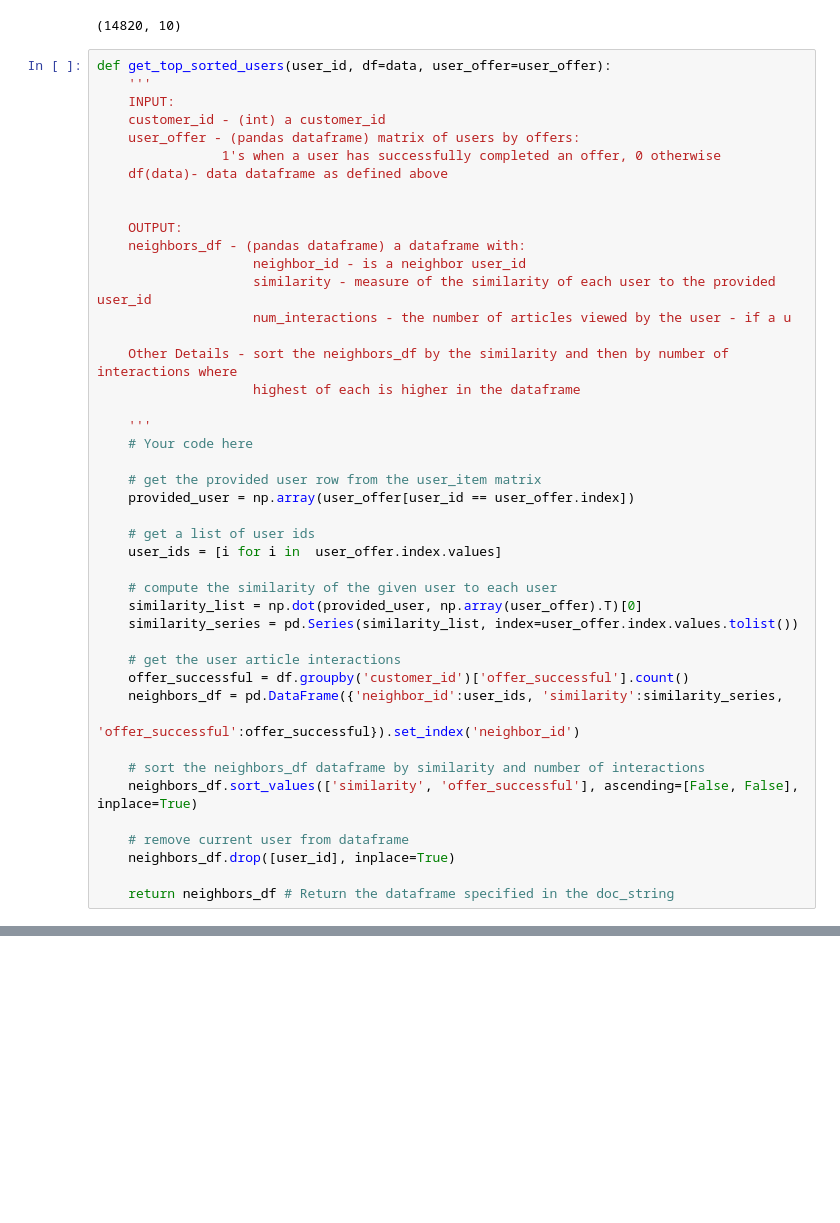
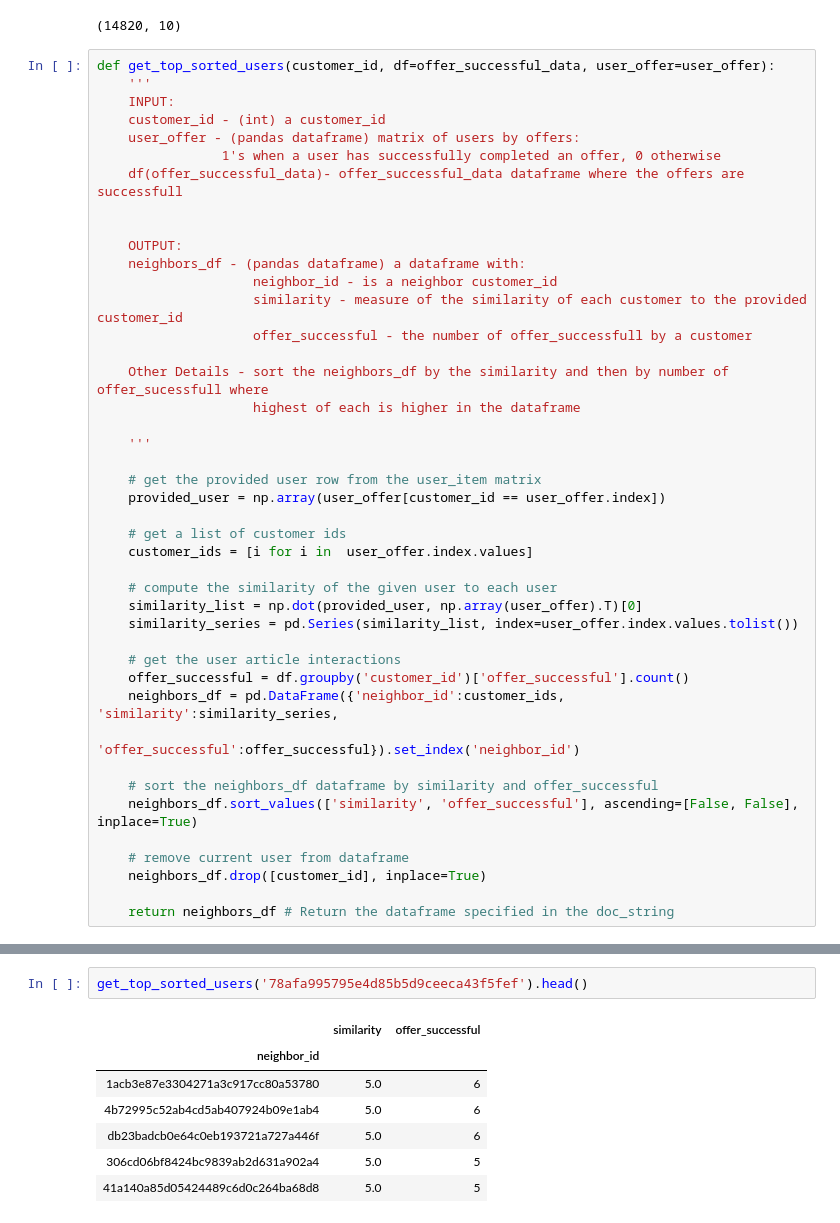
Before and after one commit to amitborkar98/Starbucks-capstone, a Jupyter notebook: Starbucks_Capstone_notebook.ipynb, the cells around one changed output, grey strips where cells are left out. Saved outputs shown, nothing was run; the diff lists cells and outputs as text; blank space fills up the shorter version.

```diff
--- a/Starbucks_Capstone_notebook.ipynb
+++ b/Starbucks_Capstone_notebook.ipynb
@@ -1865,32 +1867,31 @@ user_offer.shape
 # %% [output]
 (14820, 10)
 # %%
-def get_top_sorted_users(user_id, df=data, user_offer=user_offer):
+def get_top_sorted_users(customer_id, df=offer_successful_data, user_offer=user_offer):
     '''
     INPUT:
     customer_id - (int) a customer_id
     user_offer - (pandas dataframe) matrix of users by offers:
                 1's when a user has successfully completed an offer, 0 otherwise
-    df(data)- data dataframe as defined above
+    df(offer_successful_data)- offer_successful_data dataframe where the offers are successfull
 
 
     OUTPUT:
     neighbors_df - (pandas dataframe) a dataframe with:
-                    neighbor_id - is a neighbor user_id
-                    similarity - measure of the similarity of each user to the provided user_id
-                    num_interactions - the number of articles viewed by the user - if a u
+                    neighbor_id - is a neighbor customer_id
+                    similarity - measure of the similarity of each customer to the provided customer_id
+                    offer_successful - the number of offer_successfull by a customer
 
-    Other Details - sort the neighbors_df by the similarity and then by number of interactions where
+    Other Details - sort the neighbors_df by the similarity and then by number of offer_sucessfull where
                     highest of each is higher in the dataframe
 
     '''
-    # Your code here
 
     # get the provided user row from the user_item matrix
-    provided_user = np.array(user_offer[user_id == user_offer.index])
+    provided_user = np.array(user_offer[customer_id == user_offer.index])
 
-    # get a list of user ids
-    user_ids = [i for i in  user_offer.index.values]
+    # get a list of customer ids
+    customer_ids = [i for i in  user_offer.index.values]
 
     # compute the similarity of the given user to each user
     similarity_list = np.dot(provided_user, np.array(user_offer).T)[0]
@@ -1898,13 +1899,13 @@ def get_top_sorted_users(user_id, df=data, user_offer=user_offer):
 
     # get the user article interactions
     offer_successful = df.groupby('customer_id')['offer_successful'].count()
-    neighbors_df = pd.DataFrame({'neighbor_id':user_ids, 'similarity':similarity_series,
+    neighbors_df = pd.DataFrame({'neighbor_id':customer_ids, 'similarity':similarity_series,
                                  'offer_successful':offer_successful}).set_index('neighbor_id')
 
-    # sort the neighbors_df dataframe by similarity and number of interactions
+    # sort the neighbors_df dataframe by similarity and offer_successful
     neighbors_df.sort_values(['similarity', 'offer_successful'], ascending=[False, False], inplace=True)
 
     # remove current user from dataframe
-    neighbors_df.drop([user_id], inplace=True)
+    neighbors_df.drop([customer_id], inplace=True)
 
     return neighbors_df # Return the dataframe specified in the doc_string
@@ -1927,0 +1912,10 @@ get_top_sorted_users('0610b486422d4921ae7d2bf64640c50b')
+# %%
+get_top_sorted_users('78afa995795e4d85b5d9ceeca43f5fef').head()
+# %% [output]
+|  | similarity | offer_successful |
+| neighbor_id |  |  |
+| 1acb3e87e3304271a3c917cc80a53780 | 5.0 | 6 |
+| 4b72995c52ab4cd5ab407924b09e1ab4 | 5.0 | 6 |
+| db23badcb0e64c0eb193721a727a446f | 5.0 | 6 |
+| 306cd06bf8424bc9839ab2d631a902a4 | 5.0 | 5 |
+| 41a140a85d05424489c6d0c264ba68d8 | 5.0 | 5 |
```
Also changed, not shown: parts of 6 cells of this notebook.
